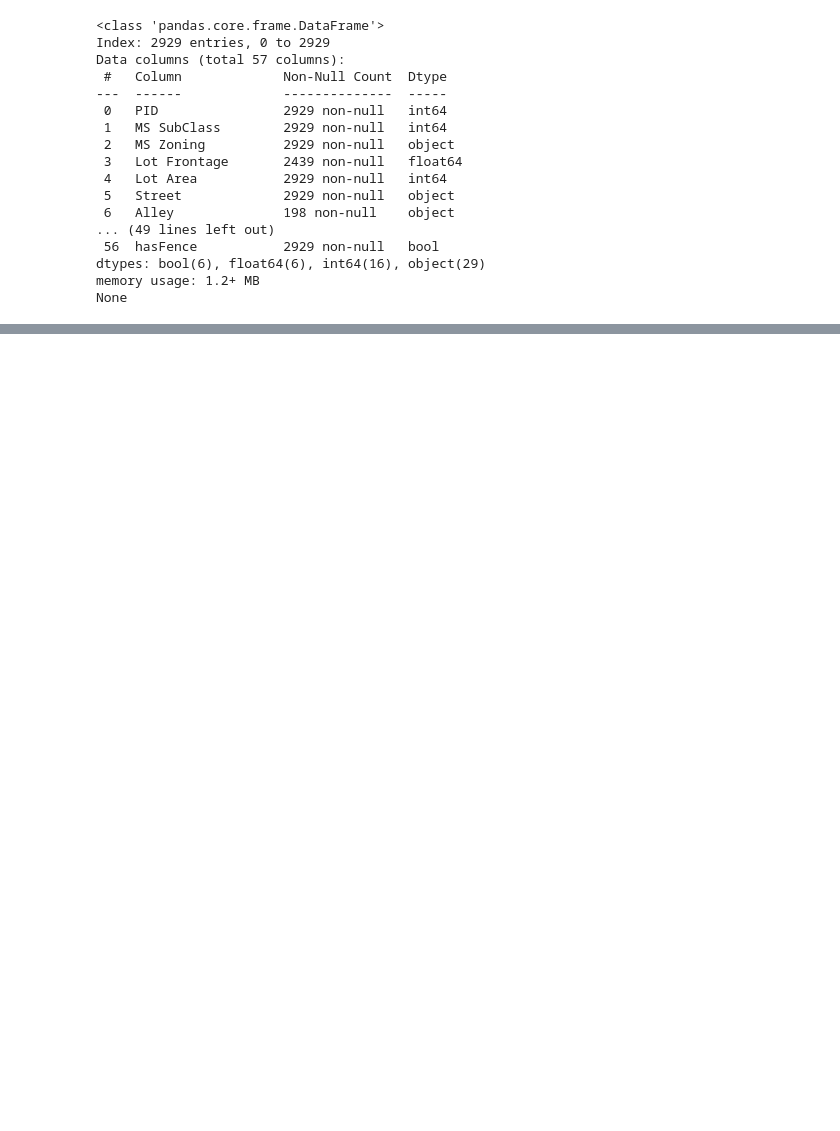
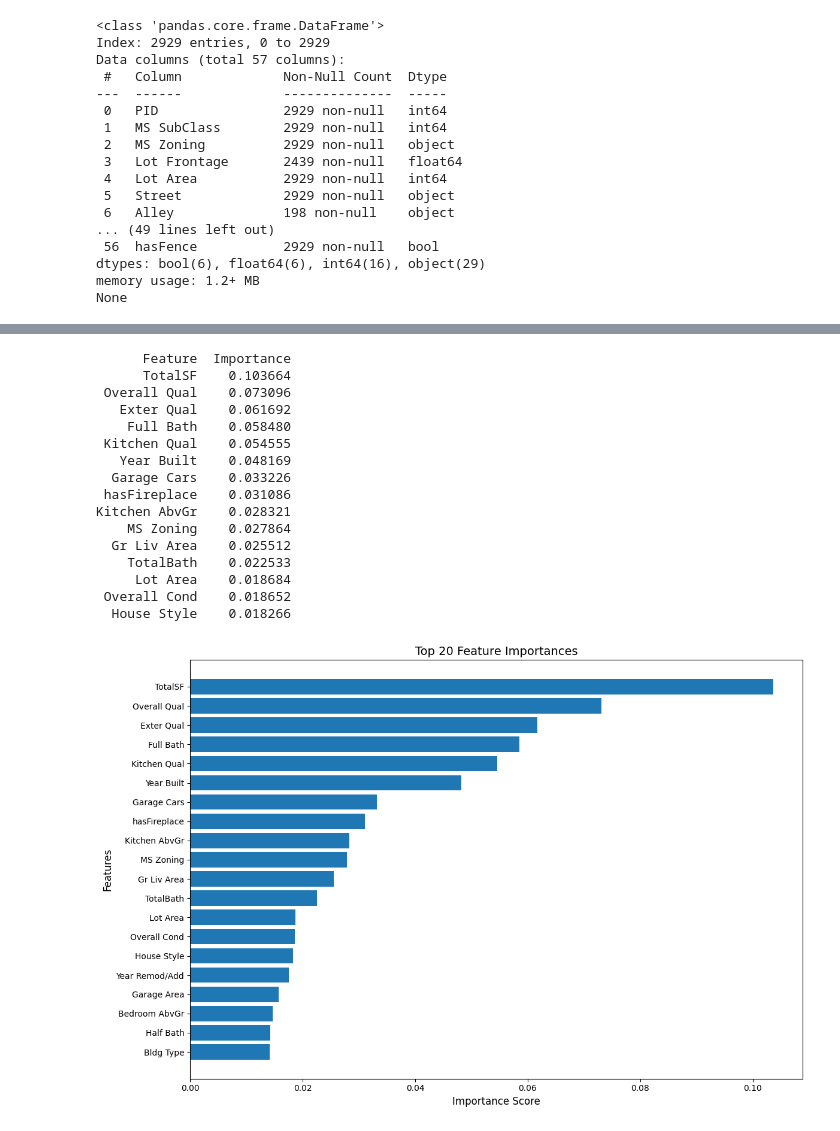
Before and after one commit to VoinaRares/ML-Lab1, a Jupyter notebook: Lab 2/lab2.ipynb, the cells around one changed output, grey strips where cells are left out. Drawn from its saved outputs; the diff is of its cells as text; code cells hidden in the pictures; blank space fills up the shorter version.

```diff
--- a/Lab 2/lab2.ipynb
+++ b/Lab 2/lab2.ipynb
@@ -51,0 +258,40 @@ None
+# %%
+feature_importance = xgb_model_20_no_strat.feature_importances_
+feature_names = X.columns
+
+importance_df = pd.DataFrame({
+    'Feature': feature_names,
+    'Importance': feature_importance
+}).sort_values('Importance', ascending=False)
+
+print(importance_df.head(15).to_string(index=False))
+
+plt.figure(figsize=(12, 8))
+top_n = 20
+top_features = importance_df.head(top_n)
+plt.barh(range(len(top_features)), top_features['Importance'])
+plt.yticks(range(len(top_features)), top_features['Feature'])
+plt.xlabel('Importance Score', fontsize=12)
+plt.ylabel('Features', fontsize=12)
+plt.title(f'Top {top_n} Feature Importances', fontsize=14)
+plt.gca().invert_yaxis()
+plt.tight_layout()
+plt.show()
+# %% [output]
+      Feature  Importance
+      TotalSF    0.103664
+ Overall Qual    0.073096
+   Exter Qual    0.061692
+    Full Bath    0.058480
+ Kitchen Qual    0.054555
+   Year Built    0.048169
+  Garage Cars    0.033226
+ hasFireplace    0.031086
+Kitchen AbvGr    0.028321
+    MS Zoning    0.027864
+  Gr Liv Area    0.025512
+    TotalBath    0.022533
+     Lot Area    0.018684
+ Overall Cond    0.018652
+  House Style    0.018266
+[figure, added]
```
Also changed, not shown: parts of 10 cells of this notebook, 1 other file.
